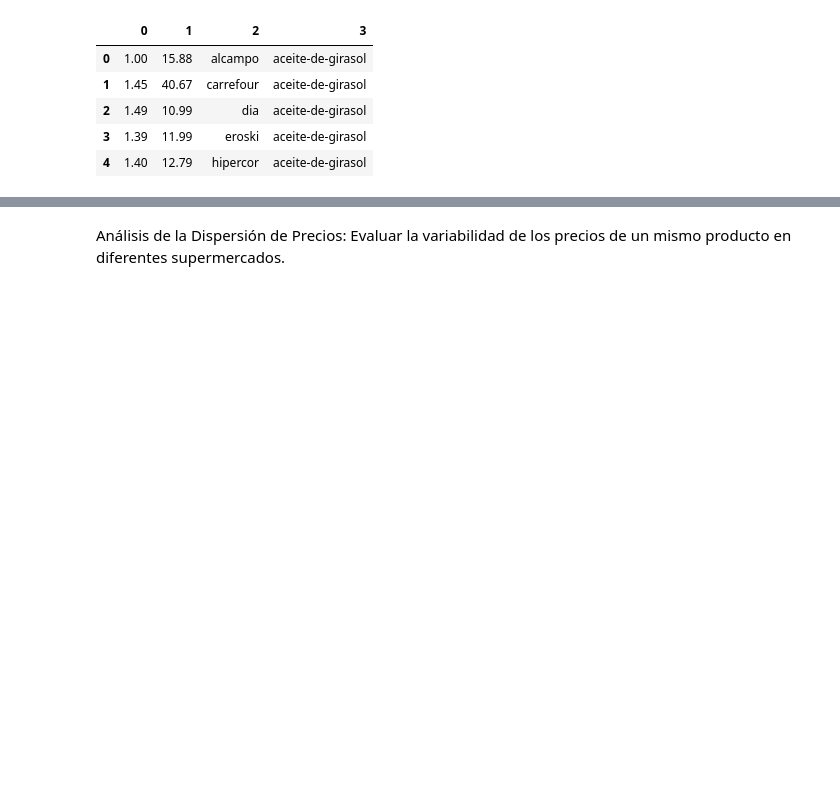
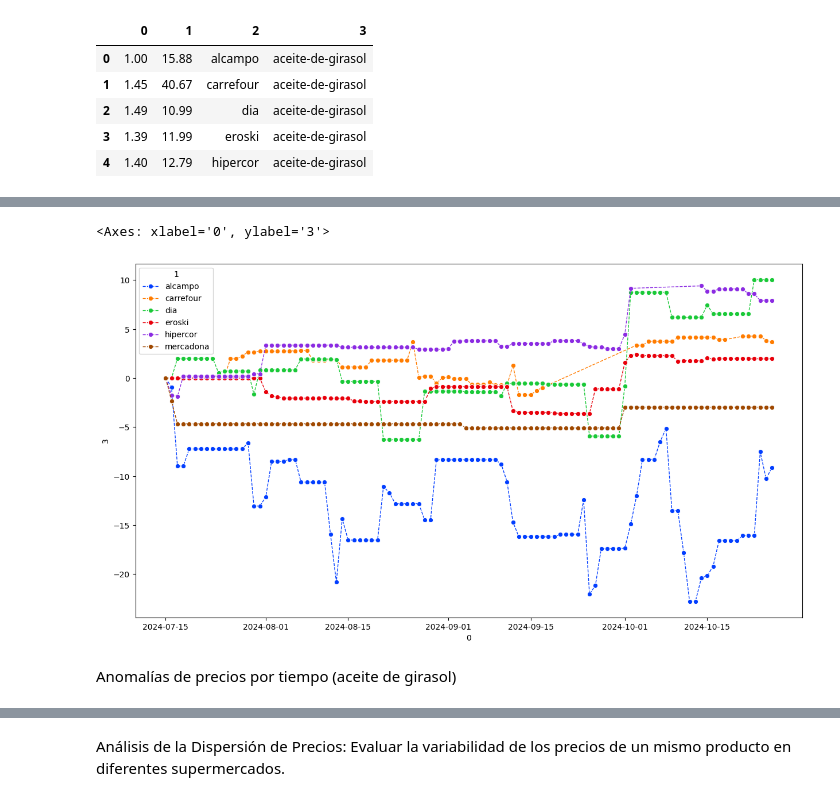
Before and after one commit to ngcarvajall/Proyecto1-AnalisisFacua, a Jupyter notebook: Notebooks/EDA.ipynb, the cells around one changed output, grey strips where cells are left out. Saved outputs shown, nothing was run; the diff lists cells and outputs as text; code cells hidden in the pictures; blank space fills up the shorter version.

```diff
--- a/Notebooks/EDA.ipynb
+++ b/Notebooks/EDA.ipynb
@@ -283,0 +261,15 @@ sns.lineplot(x = dfanomalias_prueba[0],
+# %%
+cursor=conexion.cursor()
+query_evolucion_precios_leche="""
+SELECT dh.fecha, s.supermercado , c.categoria , sum(dh.variación)
+OVER (PARTITION BY s.supermercado, c.categoria ORDER BY dh.fecha) AS Variacion_acumulada
+FROM datos_historicos dh
+INNER JOIN supermercado s ON dh.id_supermercado = s.id_supermercado
+INNER JOIN categoria c ON dh.id_categoria = c.id_categoria
+WHERE c.categoria = 'leche'
+ORDER BY c.categoria, s.supermercado, dh.fecha;
+"""
+cursor.execute(query_evolucion_precios_leche)
+df_variacion_acumulada_precio_leche = pd.DataFrame(cursor.fetchall())
+# %%
+df_variacion_acumulada_precio_leche[0] = pd.to_datetime(df_variacion_acumulada_precio_leche[0])
@@ -283,0 +285,15 @@ sns.lineplot(x = dfanomalias_prueba[0],
+# %%
+plt.figure(figsize=(15,8))
+sns.lineplot(x = df_variacion_acumulada_precio_leche[0],
+              y = df_variacion_acumulada_precio_leche[3],
+              hue = df_variacion_acumulada_precio_leche[1],
+               marker = "o",
+                linewidth = 1,
+                palette="bright",
+                linestyle = "dashed",
+                errorbar = None)
+# %% [output]
+<Axes: xlabel='0', ylabel='3'>
+[figure, added]
+# %% [markdown]
+Anomalías de precios por tiempo (aceite de girasol)
```
Also changed, not shown: parts of 49 cells of this notebook.
